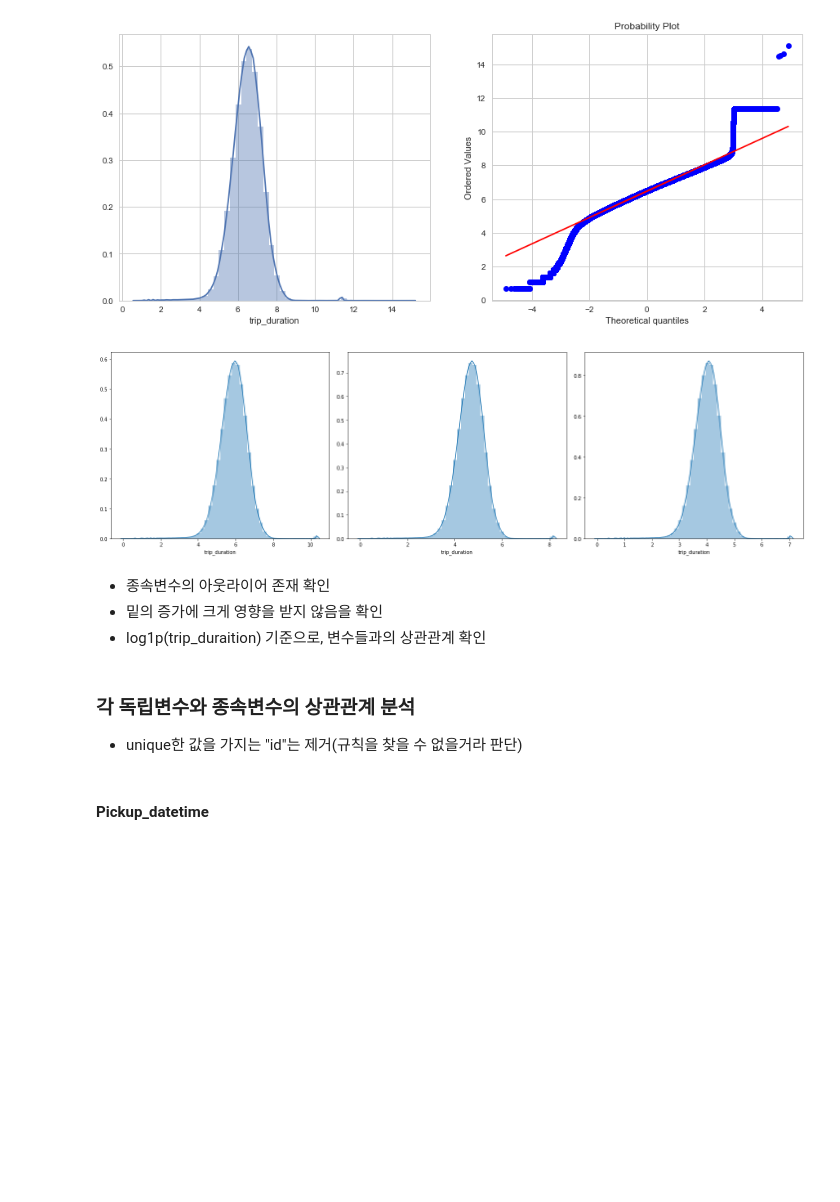
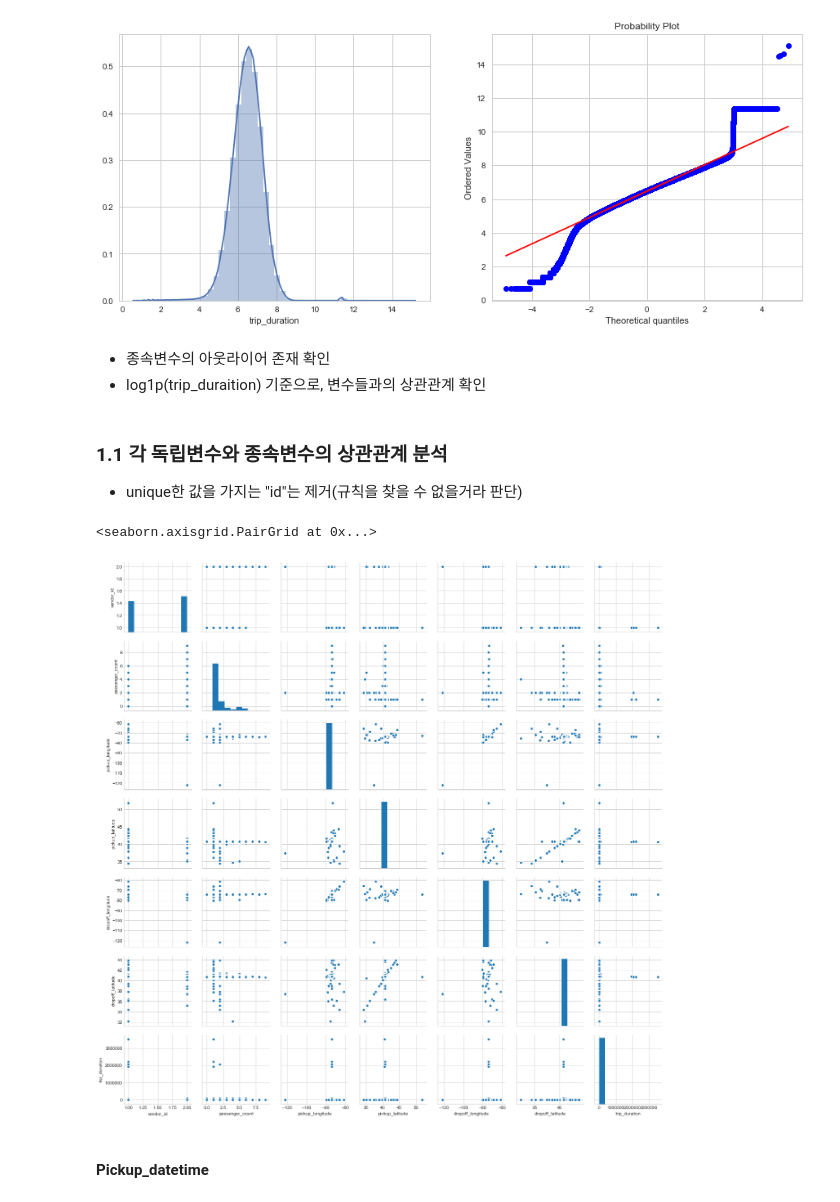
Before and after one commit to KANG91/dss-project-taxi, a Jupyter notebook: Kang/after_project_EDA.ipynb, the cells around one changed output. Saved outputs shown, nothing was run; the diff lists cells and outputs as text; code cells hidden in the pictures; blank space fills up the shorter version.

```diff
--- a/Kang/after_project_EDA.ipynb
+++ b/Kang/after_project_EDA.ipynb
@@ -133,29 +144,18 @@ import math
-# %%
-# 밑의 증가에 따른, 독립변수 그래프의 분포 변화
-plt.figure(figsize = (20, 6))
-
-plt.subplot(1, 3, 1)
-sns.distplot(under_million.apply(lambda x: math.log(x, 3)))
-
-plt.subplot(1, 3, 2)
-sns.distplot(under_million.apply(lambda x: math.log(x, 4)))
-
-plt.subplot(1, 3, 3)
-sns.distplot(under_million.apply(lambda x: math.log(x, 5)))
-plt.tight_layout()
-plt.show()
-# %% [output]
-[figure, removed]
 # %% [markdown]
 - 종속변수의 아웃라이어 존재 확인
-- 밑의 증가에 크게 영향을 받지 않음을 확인
 - log1p(trip_duraition) 기준으로, 변수들과의 상관관계 확인
 # %%
 #log1p column새로 생성
 train["log1p_y"] = np.log1p(train["trip_duration"])
 # %% [markdown]
-### 각 독립변수와 종속변수의 상관관계 분석
+### 1.1 각 독립변수와 종속변수의 상관관계 분석
 - unique한 값을 가지는 "id"는 제거(규칙을 찾을 수 없을거라 판단)
+# %%
+#전체 데이터 산점도 확인
+sns.pairplotb(train)
+# %% [output]
+<seaborn.axisgrid.PairGrid at 0x...>
+[figure, added]
 # %% [markdown]
 #### Pickup_datetime
 # %%
```
Also changed, not shown: parts of 49 cells of this notebook, 1 other file.
